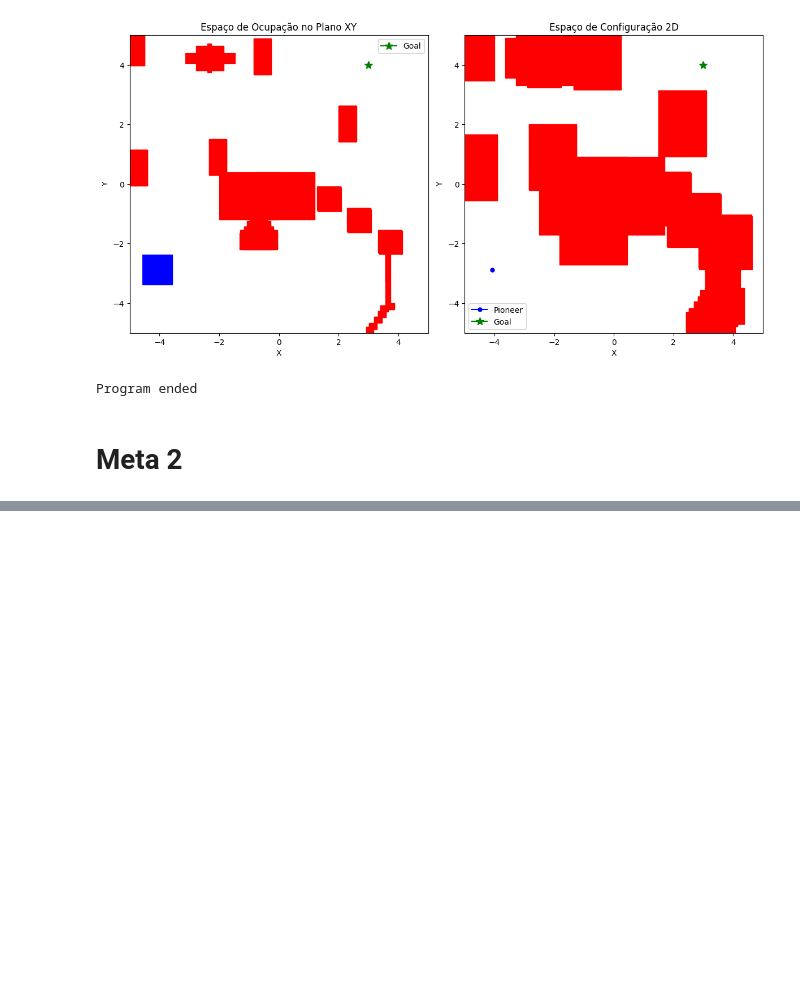
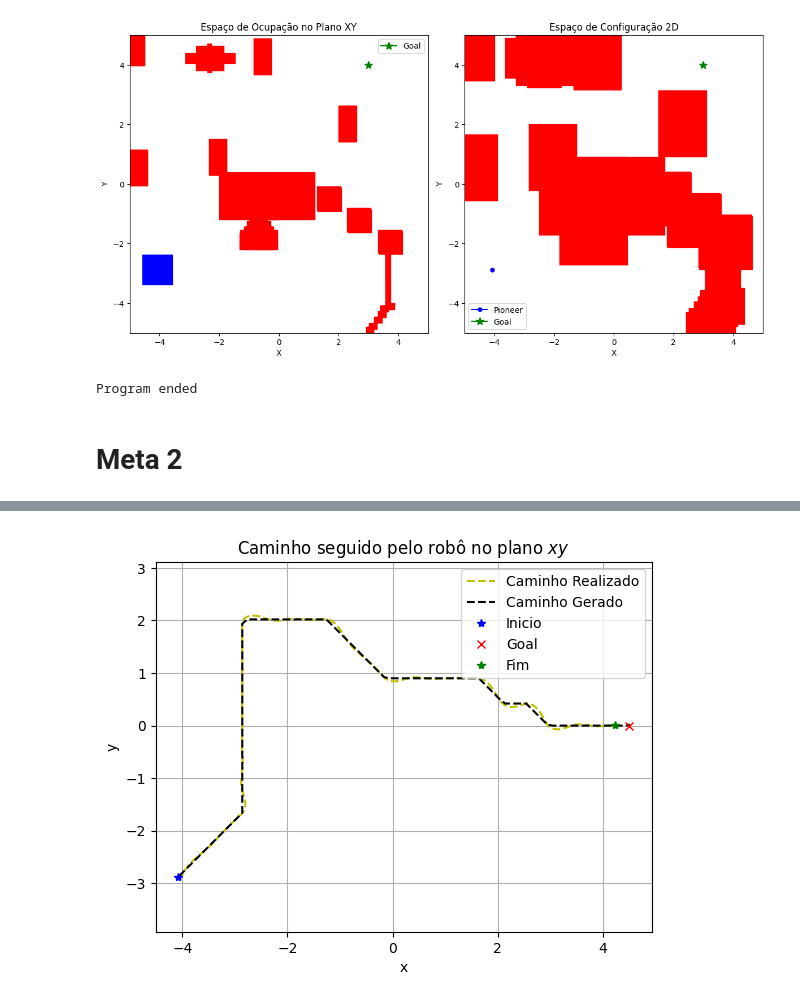
Before and after one commit to joseigo/DCA0440_Sistemas_Roboticos_Autonomos_24_1, a Jupyter notebook: Projeto 2/Projeto 2.ipynb, the cells around one changed output, grey strips where cells are left out. Drawn from its saved outputs; the diff is of its cells as text; code cells hidden in the pictures; blank space fills up the shorter version.

```diff
--- a/Projeto 2/Projeto 2.ipynb
+++ b/Projeto 2/Projeto 2.ipynb
@@ -74 +74,5 @@ Connected to remote API server
 Program ended
+# %%
+controller.plot_caminho()
+# %% [output]
+[figure, added]
```
Also changed, not shown: parts of 1 cell of this notebook, 2 other files.
